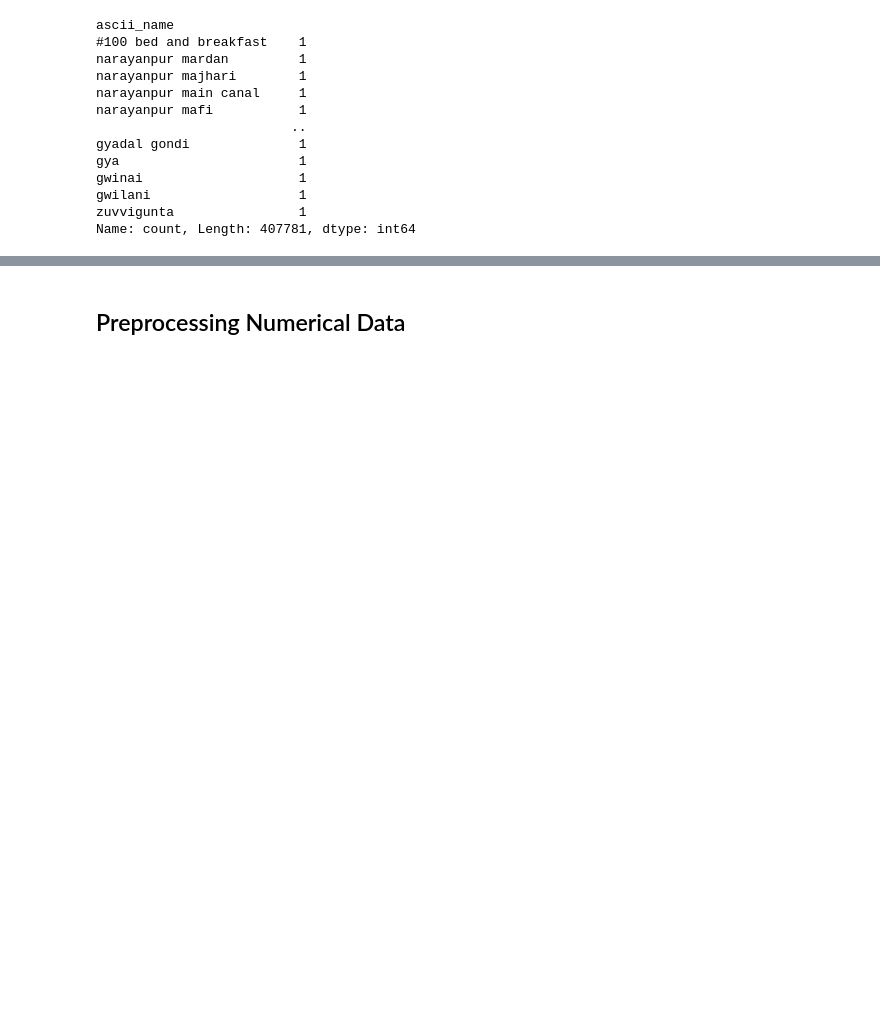
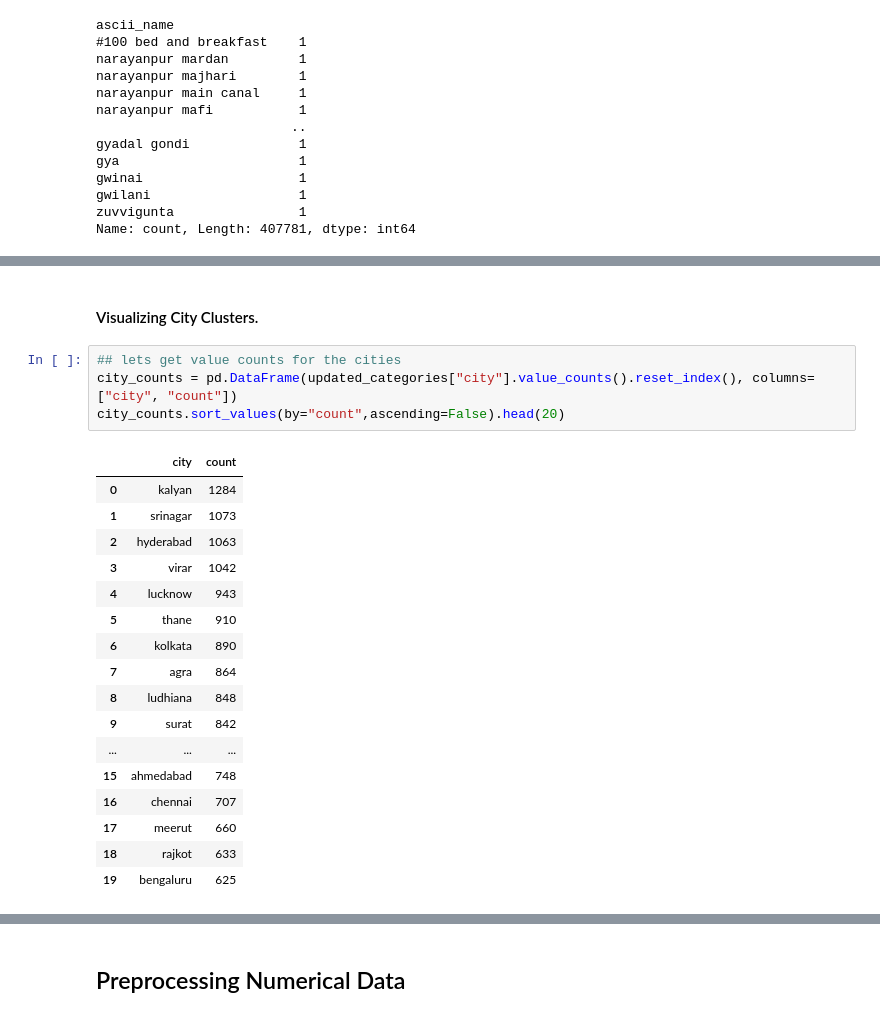
Before and after one commit to gaurangdave/mental_health_ml, a Jupyter notebook: notebooks/02_data_preparation.ipynb, the cells around one changed output, grey strips where cells are left out. Drawn from its saved outputs; the diff is of its cells as text; blank space fills up the shorter version.

```diff
--- a/notebooks/02_data_preparation.ipynb
+++ b/notebooks/02_data_preparation.ipynb
@@ -872,0 +927,24 @@ Name: count, dtype: int64
+# %% [markdown]
+#### Visualizing City Clusters.
+# %%
+## lets get value counts for the cities
+city_counts = pd.DataFrame(updated_categories["city"].value_counts().reset_index(), columns=["city", "count"])
+city_counts.sort_values(by="count",ascending=False).head(20)
+# %% [output]
+|  | city | count |
+| 0 | kalyan | 1284 |
+| 1 | srinagar | 1073 |
+| 2 | hyderabad | 1063 |
+| 3 | virar | 1042 |
+| 4 | lucknow | 943 |
+| 5 | thane | 910 |
+| 6 | kolkata | 890 |
+| 7 | agra | 864 |
+| 8 | ludhiana | 848 |
+| 9 | surat | 842 |
+| ... | ... | ... |
+| 15 | ahmedabad | 748 |
+| 16 | chennai | 707 |
+| 17 | meerut | 660 |
+| 18 | rajkot | 633 |
+| 19 | bengaluru | 625 |
```
Also changed, not shown: parts of 24 cells of this notebook.
